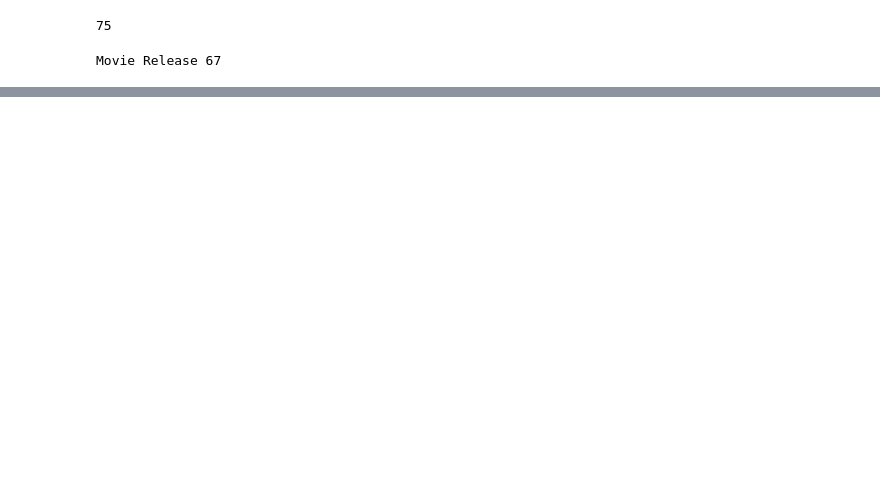
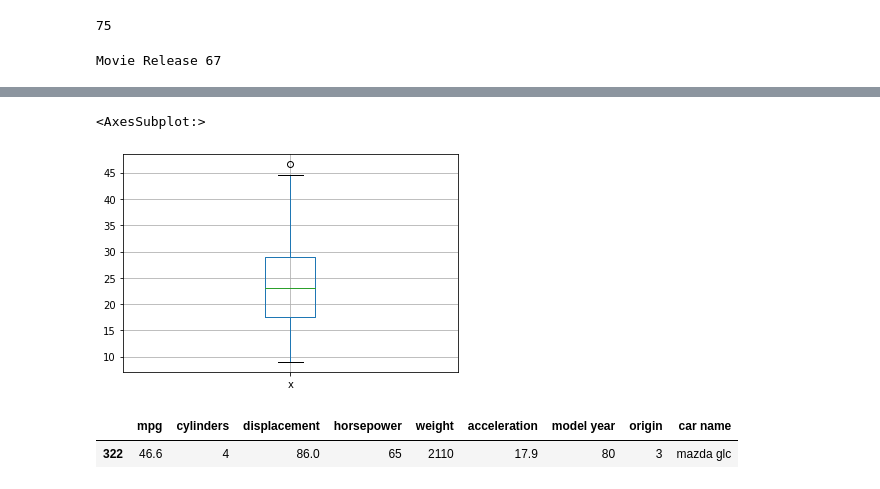
Before and after one commit to YashviD15/SEM-4-Python-2, a Jupyter notebook: T1-Pandas.ipynb, the cells around one changed output, grey strips where cells are left out. Saved outputs shown, nothing was run; the diff lists cells and outputs as text; code cells hidden in the pictures; blank space fills up the shorter version.

```diff
--- a/T1-Pandas.ipynb
+++ b/T1-Pandas.ipynb
@@ -531,0 +606,25 @@ KeyError: 'wins_nomination'
+# %%
+#outliers by boxplot
+import pandas as pd
+import matplotlib.pyplot as plt
+x=pd.read_csv("auto-mpg.csv")
+y=pd.DataFrame(x)
+pd.plotting.boxplot(y["mpg"])
+# %% [output]
+<AxesSubplot:>
+[figure, added]
+# %%
+import pandas as pd
+import matplotlib.pyplot as plt
+x=pd.read_csv("auto-mpg.csv")
+y=pd.DataFrame(x)
+q1=y["mpg"].quantile(0.25)
+q3=y["mpg"].quantile(0.75)
+IQR=q3-q1
+low=q1-(1.5*IQR)
+high=q3+(1.5*IQR)
+out=y[(y["mpg"]>high)|(y["mpg"]<low)]
+out
+# %% [output]
+|  | mpg | cylinders | displacement | horsepower | weight | acceleration | model year | origin | car name |
+| 322 | 46.6 | 4 | 86.0 | 65 | 2110 | 17.9 | 80 | 3 | mazda glc |
```
Also changed, not shown: parts of 19 cells of this notebook, 1 other file.
